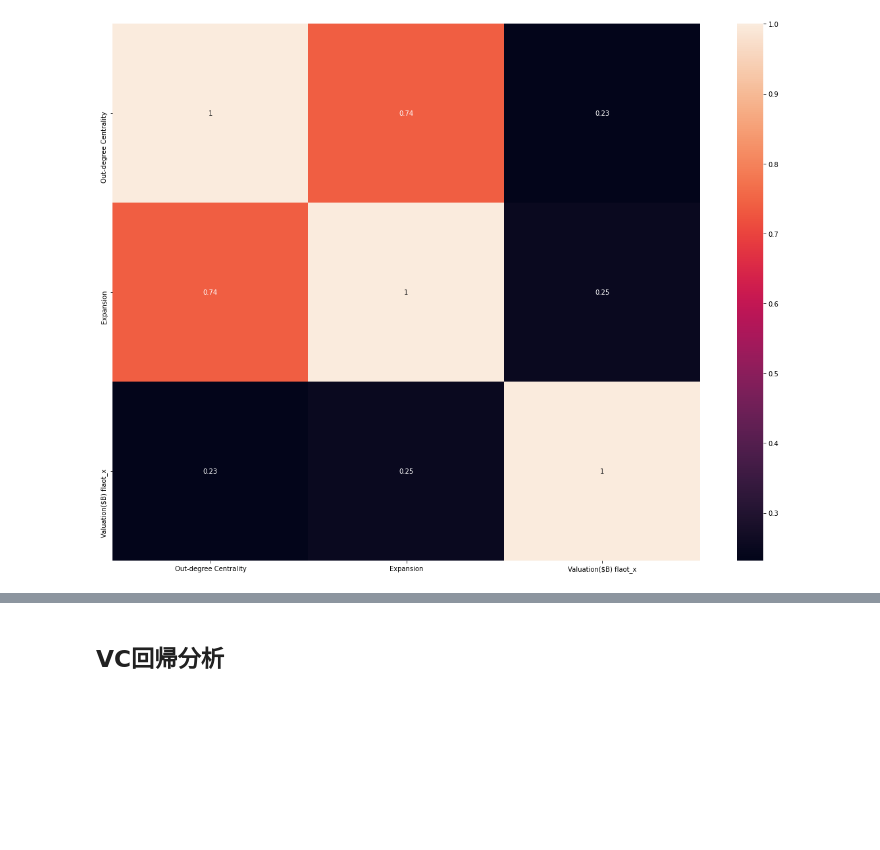
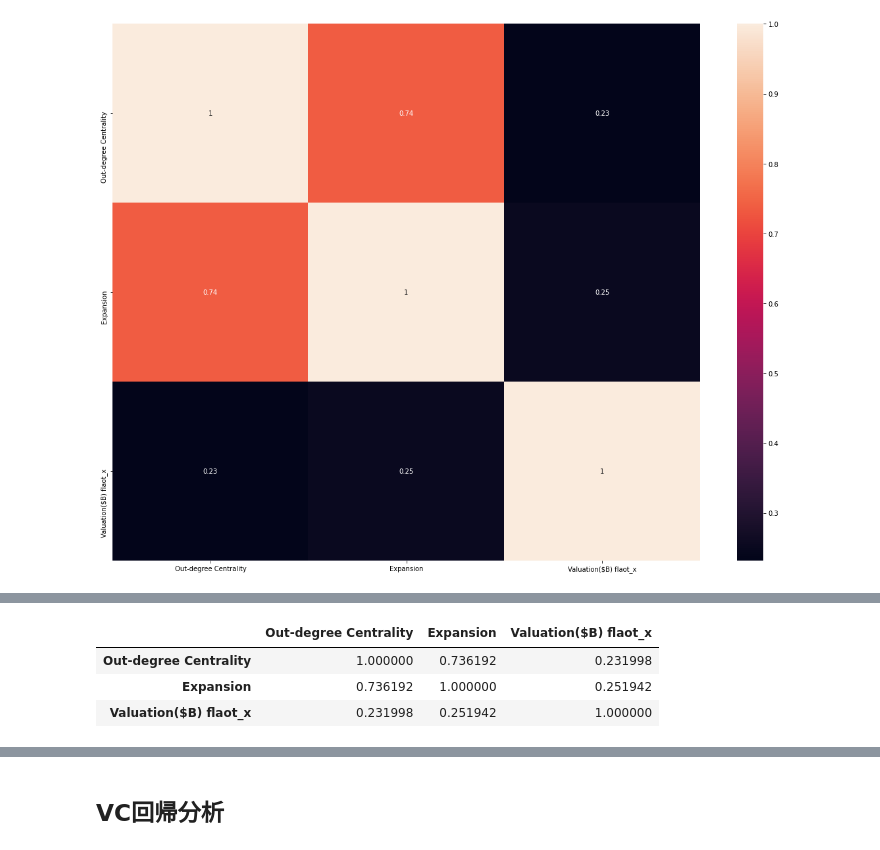
Before and after one commit to takato86/unicorn, a Jupyter notebook: notebooks/analyze.ipynb, the cells around one changed output, grey strips where cells are left out. Saved outputs shown, nothing was run; the diff lists cells and outputs as text; code cells hidden in the pictures; blank space fills up the shorter version.

```diff
--- a/notebooks/analyze.ipynb
+++ b/notebooks/analyze.ipynb
@@ -992,3 +989,10 @@ Index(['Out-degree Centrality', 'Expansion'], dtype='object')
+# %%
+train_df.corr()
+# %% [output]
+|  | Out-degree Centrality | Expansion | Valuation($B) flaot_x |
+| Out-degree Centrality | 1.000000 | 0.736192 | 0.231998 |
+| Expansion | 0.736192 | 1.000000 | 0.251942 |
+| Valuation($B) flaot_x | 0.231998 | 0.251942 | 1.000000 |
 # %%
 np.sign(result.params[1:]) - np.sign(train_df.corr()["Valuation($B) flaot_x"][:-1].values)
 # %% [output]
```
Also changed, not shown: parts of 33 cells of this notebook, 26 other files.
